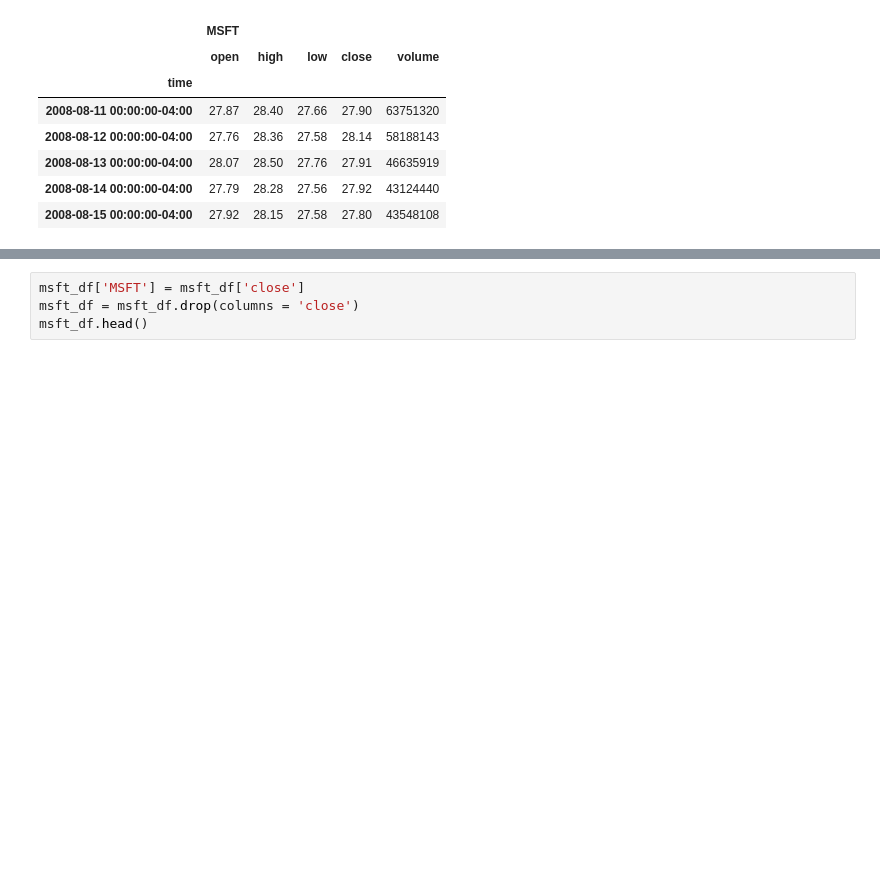
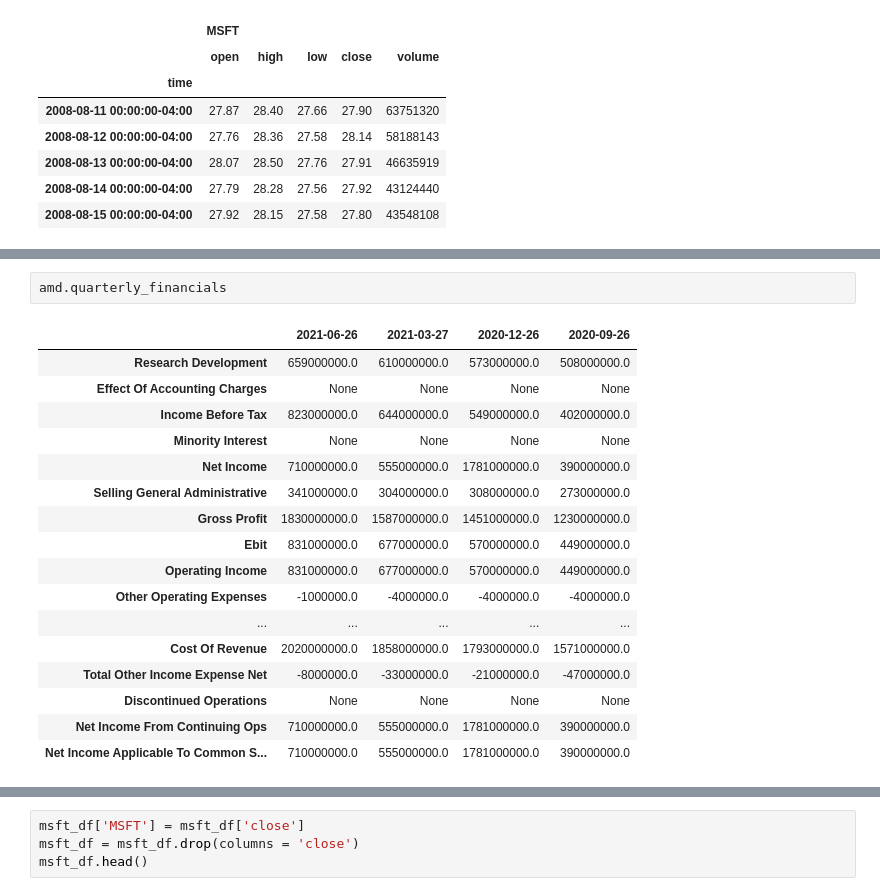
Before and after one commit to whitneydt/Algo_Project, a Jupyter notebook: Tech.ipynb, the cells around one changed output, grey strips where cells are left out. Cells and saved outputs as stored; diff of their text form; blank space fills up the shorter version.

```diff
--- a/Tech.ipynb
+++ b/Tech.ipynb
@@ -374,0 +455,20 @@ aapl_df.head()
+# %%
+amd.quarterly_financials
+# %% [output]
+|  | 2021-06-26 | 2021-03-27 | 2020-12-26 | 2020-09-26 |
+| Research Development | 659000000.0 | 610000000.0 | 573000000.0 | 508000000.0 |
+| Effect Of Accounting Charges | None | None | None | None |
+| Income Before Tax | 823000000.0 | 644000000.0 | 549000000.0 | 402000000.0 |
+| Minority Interest | None | None | None | None |
+| Net Income | 710000000.0 | 555000000.0 | 1781000000.0 | 390000000.0 |
+| Selling General Administrative | 341000000.0 | 304000000.0 | 308000000.0 | 273000000.0 |
+| Gross Profit | 1830000000.0 | 1587000000.0 | 1451000000.0 | 1230000000.0 |
+| Ebit | 831000000.0 | 677000000.0 | 570000000.0 | 449000000.0 |
+| Operating Income | 831000000.0 | 677000000.0 | 570000000.0 | 449000000.0 |
+| Other Operating Expenses | -1000000.0 | -4000000.0 | -4000000.0 | -4000000.0 |
+| ... | ... | ... | ... | ... |
+| Cost Of Revenue | 2020000000.0 | 1858000000.0 | 1793000000.0 | 1571000000.0 |
+| Total Other Income Expense Net | -8000000.0 | -33000000.0 | -21000000.0 | -47000000.0 |
+| Discontinued Operations | None | None | None | None |
+| Net Income From Continuing Ops | 710000000.0 | 555000000.0 | 1781000000.0 | 390000000.0 |
+| Net Income Applicable To Common S... | 710000000.0 | 555000000.0 | 1781000000.0 | 390000000.0 |
```
Also changed, not shown: parts of 18 cells of this notebook, 32 other files.
